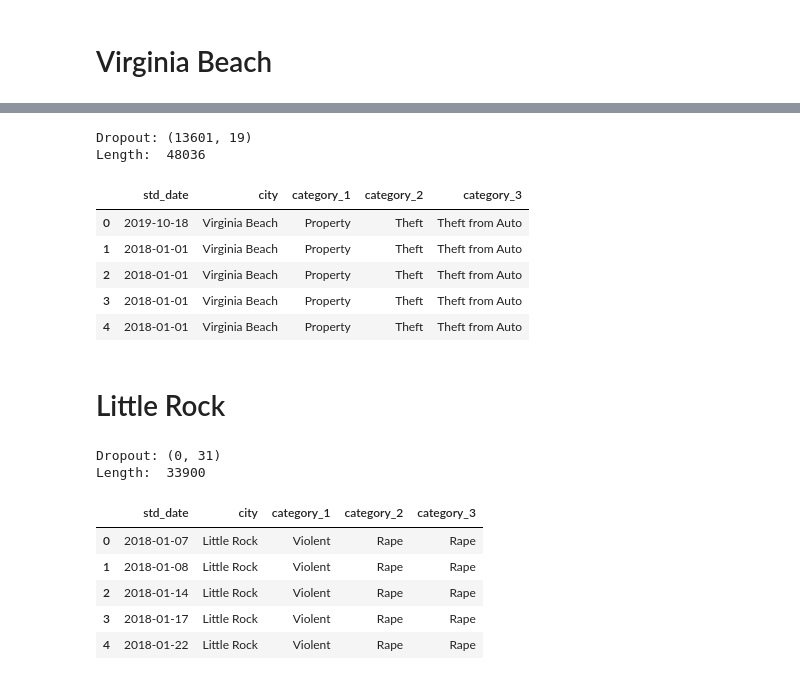
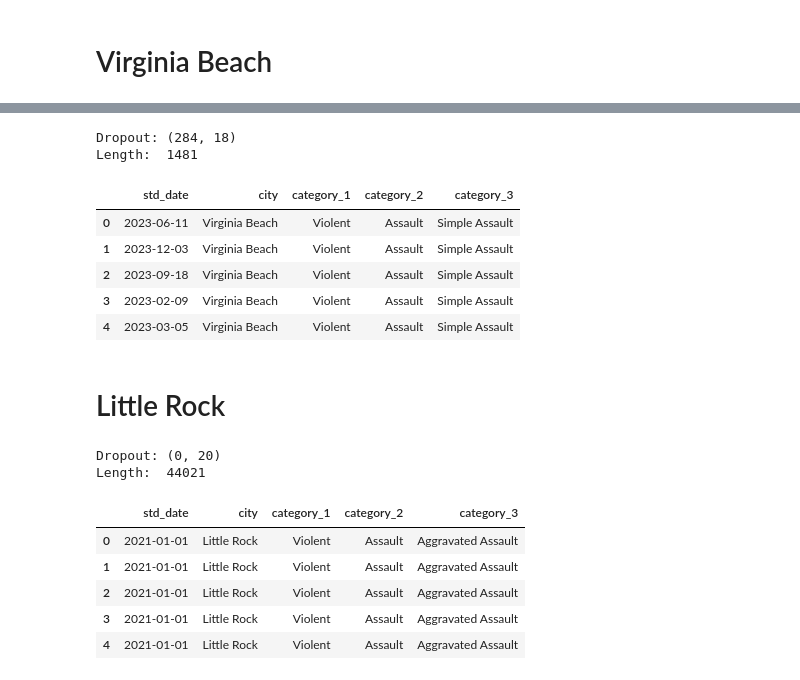
Before and after one commit to angelamzhou/crime-data-scripts, a Jupyter notebook: data_scripts/standardize_data.ipynb, the cells around one changed output, grey strips where cells are left out. Saved outputs shown, nothing was run; the diff lists cells and outputs as text; code cells hidden in the pictures.

Commit message:
updated scripts and mappings

```diff
--- a/data_scripts/standardize_data.ipynb
+++ b/data_scripts/standardize_data.ipynb
@@ -2,8 +2,8 @@
 import numpy as np, pandas as pd
 from datetime import datetime
 # %%
-start_date = datetime(2018, 1, 1).date()
-end_date = datetime(2020, 3, 15).date()
+start_date = datetime(2021, 1, 1).date()
+end_date = datetime(2023, 12, 31).date()
 # %%
 def standardize_datetime_one_arg(df, col, date_format):
     def date_fn(d, date_format):
@@ -806,9 +784,9 @@ Length:  31283
 # %%
 city_name = 'Virginia Beach'
 file_name = 'virginia_beach'
-mapping_columns = ['Offense Description']
+mapping_columns = ['Offense_Description']
 
-date_col1 = 'Date Occured'
+date_col1 = 'Date_Occurred'
 date_format1 = '%Y-%m-%d %H:%M:%S'
 # date_col2 =
 # date_format2 =
@@ -815,17 +809,21 @@ date_format1 = '%Y-%m-%d %H:%M:%S'
 # %%
 std = pd.read_csv('raw/raw_incidents_' + file_name + '.csv', index_col=None, dtype=str)
+std['Date_Occurred'] = pd.to_datetime(std['Date_Occurred'], unit='ms')
+
+# Format the datetime column
+std['Date_Occurred'] = std['Date_Occurred'].dt.strftime(date_format1)
 std = standardize_datetime_one_arg(std, date_col1, date_format1)
 std = standardize_with_mapping(std, city_name, file_name, mapping_columns)
 std.head()
 # %% [output]
-Dropout: (13601, 19)
-Length:  48036
+Dropout: (284, 18)
+Length:  1481
 |  | std_date | city | category_1 | category_2 | category_3 |
-| 0 | 2019-10-18 | Virginia Beach | Property | Theft | Theft from Auto |
-| 1 | 2018-01-01 | Virginia Beach | Property | Theft | Theft from Auto |
-| 2 | 2018-01-01 | Virginia Beach | Property | Theft | Theft from Auto |
-| 3 | 2018-01-01 | Virginia Beach | Property | Theft | Theft from Auto |
-| 4 | 2018-01-01 | Virginia Beach | Property | Theft | Theft from Auto |
+| 0 | 2023-06-11 | Virginia Beach | Violent | Assault | Simple Assault |
+| 1 | 2023-12-03 | Virginia Beach | Violent | Assault | Simple Assault |
+| 2 | 2023-09-18 | Virginia Beach | Violent | Assault | Simple Assault |
+| 3 | 2023-02-09 | Virginia Beach | Violent | Assault | Simple Assault |
+| 4 | 2023-03-05 | Virginia Beach | Violent | Assault | Simple Assault |
 # %% [markdown]
 # Little Rock
 # %%
@@ -843,11 +841,11 @@ std = standardize_datetime_one_arg(std, date_col1, date_format1)
 std = standardize_with_mapping(std, city_name, file_name, mapping_columns)
 std.head()
 # %% [output]
-Dropout: (0, 31)
-Length:  33900
+Dropout: (0, 20)
+Length:  44021
 |  | std_date | city | category_1 | category_2 | category_3 |
-| 0 | 2018-01-07 | Little Rock | Violent | Rape | Rape |
-| 1 | 2018-01-08 | Little Rock | Violent | Rape | Rape |
-| 2 | 2018-01-14 | Little Rock | Violent | Rape | Rape |
-| 3 | 2018-01-17 | Little Rock | Violent | Rape | Rape |
-| 4 | 2018-01-22 | Little Rock | Violent | Rape | Rape |
+| 0 | 2021-01-01 | Little Rock | Violent | Assault | Aggravated Assault |
+| 1 | 2021-01-01 | Little Rock | Violent | Assault | Aggravated Assault |
+| 2 | 2021-01-01 | Little Rock | Violent | Assault | Aggravated Assault |
+| 3 | 2021-01-01 | Little Rock | Violent | Assault | Aggravated Assault |
+| 4 | 2021-01-01 | Little Rock | Violent | Assault | Aggravated Assault |
```
Also changed, not shown: parts of 46 cells of this notebook, 7 other files.
